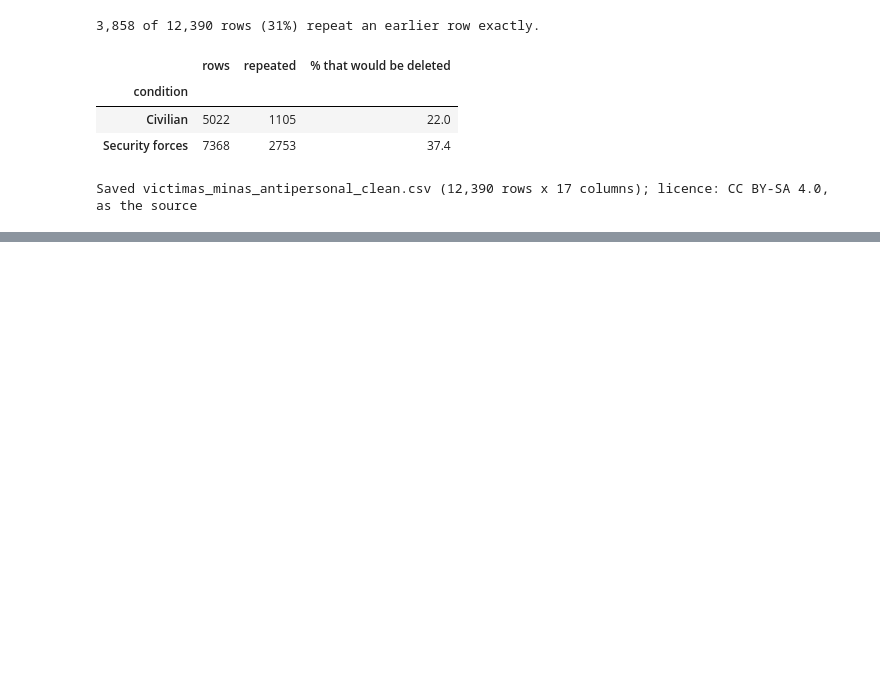
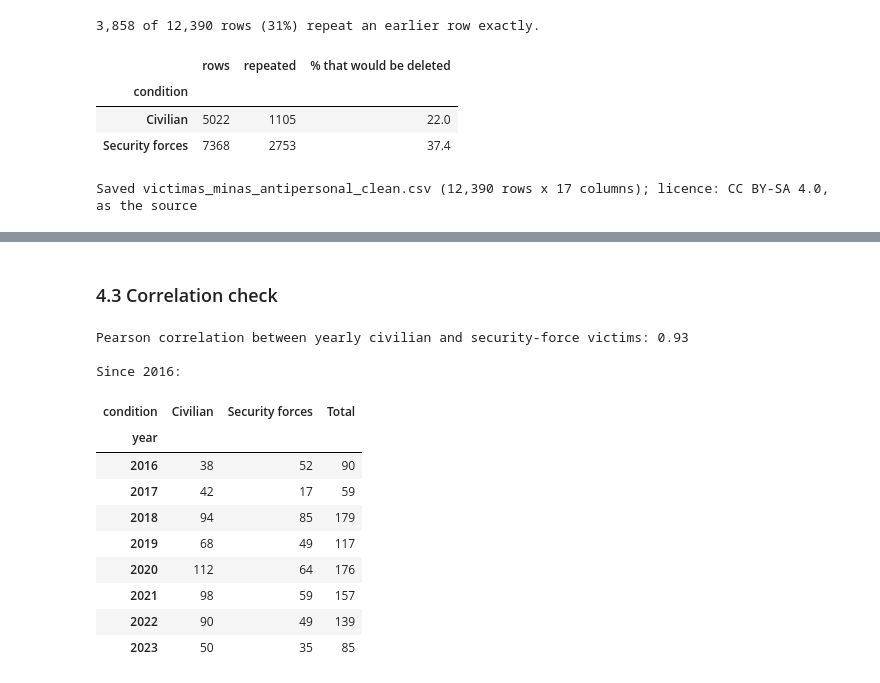
Before and after one commit to travisrcarlson/ai-programming-foundations-project, a Jupyter notebook: data_workflow.ipynb, the cells around one changed output, grey strips where cells are left out. Drawn from its saved outputs; the diff is of its cells as text; code cells hidden in the pictures; blank space fills up the shorter version.

```diff
--- a/data_workflow.ipynb
+++ b/data_workflow.ipynb
@@ -431,0 +492,5 @@ Saved victimas_minas_antipersonal_clean.csv (12,390 rows x 17 columns); licence:
+# %%
+yearly = yearly_counts(df)
+yearly["Total"] = yearly.sum(axis=1)
+print("Victims per year, 1990–2023:")
+yearly.describe().round(1)
@@ -431,0 +601,22 @@ Saved victimas_minas_antipersonal_clean.csv (12,390 rows x 17 columns); licence:
+# %% [markdown]
+### 4.3 Correlation check
+# %%
+correlation = yearly["Civilian"].corr(yearly["Security forces"])
+print(f"Pearson correlation between yearly civilian and security-force victims: {correlation:.2f}")
+recent = yearly.loc[yearly.index >= 2016, ["Civilian", "Security forces", "Total"]]
+print("\nSince 2016:")
+recent
+# %% [output]
+Pearson correlation between yearly civilian and security-force victims: 0.93
+
+Since 2016:
+| condition | Civilian | Security forces | Total |
+| year |  |  |  |
+| 2016 | 38 | 52 | 90 |
+| 2017 | 42 | 17 | 59 |
+| 2018 | 94 | 85 | 179 |
+| 2019 | 68 | 49 | 117 |
+| 2020 | 112 | 64 | 176 |
+| 2021 | 98 | 59 | 157 |
+| 2022 | 90 | 49 | 139 |
+| 2023 | 50 | 35 | 85 |
```
Also changed, not shown: parts of 11 cells of this notebook.
